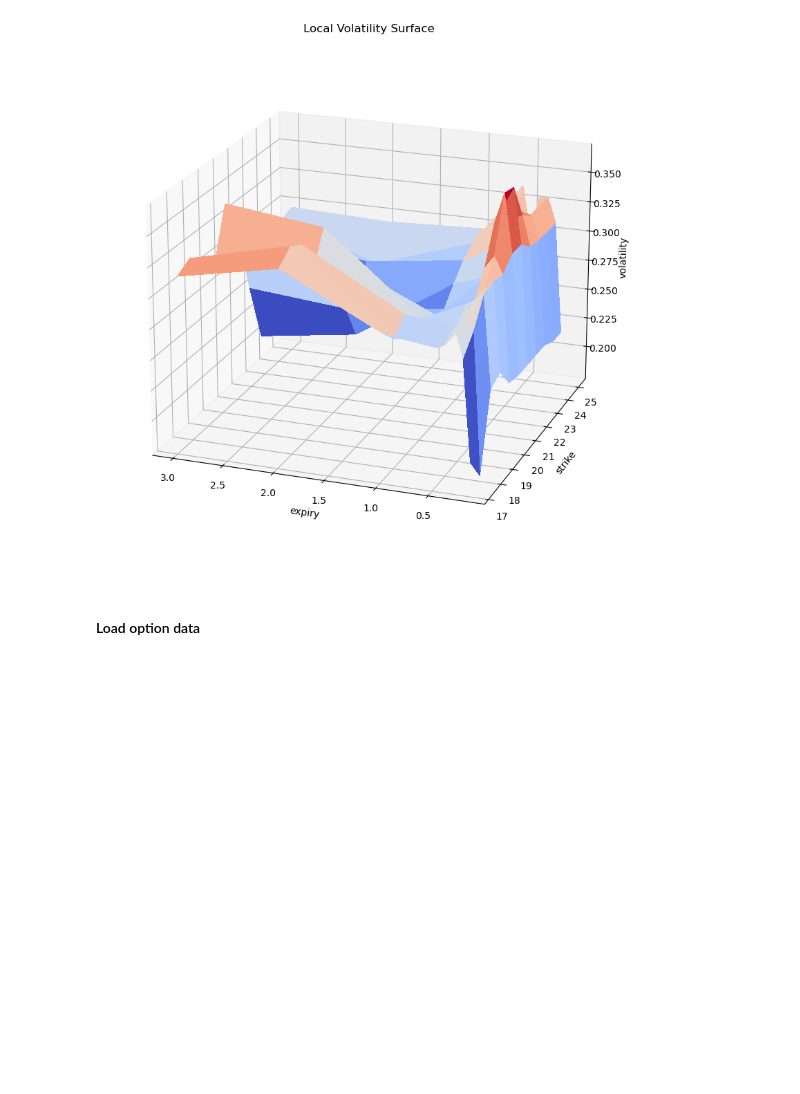
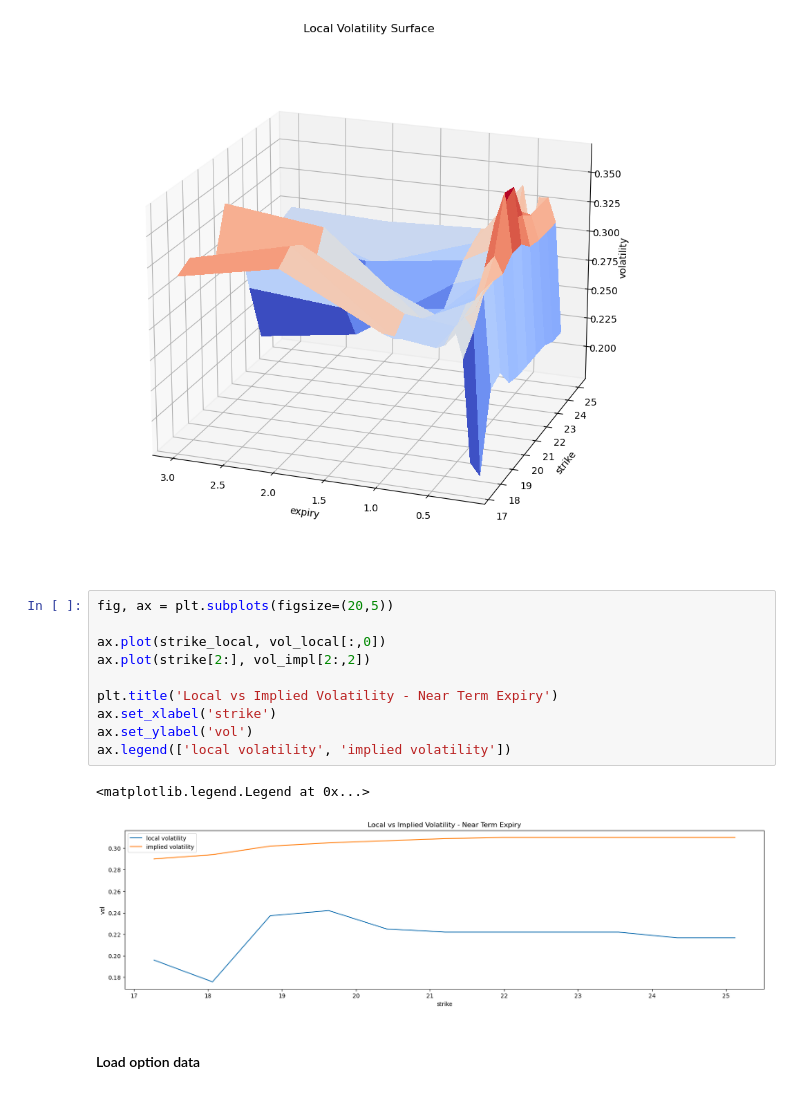
Before and after one commit to fbristotti/cqf, a Jupyter notebook: final/final.ipynb, the cells around one changed output. Cells and saved outputs as stored; diff of their text form; blank space fills up the shorter version.

Commit message:
local vol

```diff
--- a/final/final.ipynb
+++ b/final/final.ipynb
@@ -650,6 +650,19 @@ ax.set_zlabel('volatility')
 plt.show()
 # %% [output]
 [figure]
+# %%
+fig, ax = plt.subplots(figsize=(20,5))
+
+ax.plot(strike_local, vol_local[:,0])
+ax.plot(strike[2:], vol_impl[2:,2])
+
+plt.title('Local vs Implied Volatility - Near Term Expiry')
+ax.set_xlabel('strike')
+ax.set_ylabel('vol')
+ax.legend(['local volatility', 'implied volatility'])
+# %% [output]
+<matplotlib.legend.Legend at 0x...>
+[figure, added]
 # %% [markdown]
 #### Load option data
 # %%
```
